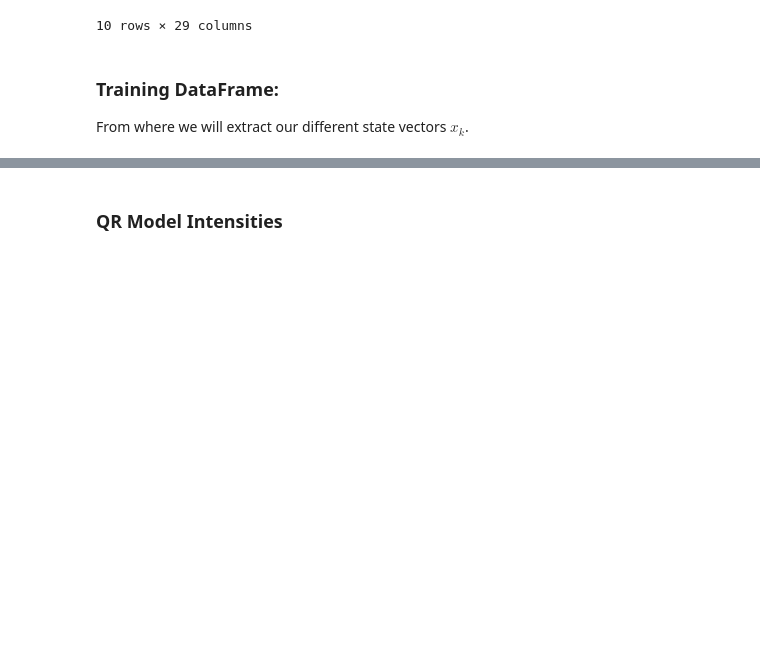
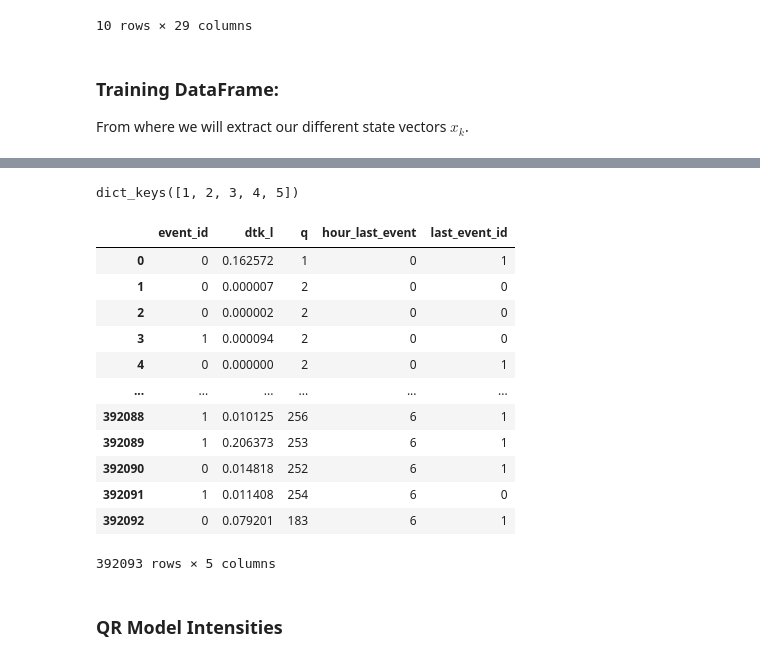
Before and after one commit to archer-paul/DeepQR-Microstructure, a Jupyter notebook: deepNN.ipynb, the cells around one changed output, grey strips where cells are left out. Saved outputs shown, nothing was run; the diff lists cells and outputs as text; code cells hidden in the pictures; blank space fills up the shorter version.

```diff
--- a/deepNN.ipynb
+++ b/deepNN.ipynb
@@ -60,35 +60,3 @@ df_norm.head(10)
 # %% [markdown]
 ### Training DataFrame: ###
 From where we will extract our different state vectors $x_k$.
-# %%
-df_train = df_norm.copy()
-
-groups = df_train.groupby("lvl") # df_lvl_1 = groups.get_group(1)
-level_dfs = {lvl: group for lvl, group in groups}
-
-lvl = 1
-df = level_dfs[lvl].copy()
-
-# 1) Event ID
-event_map = {"L": 0, "C": 1, "M": 2}
-df["event_id"] = df["type"].map(event_map)
-
-# 2) Hour of last event
-df["hour_last_event"] = df["time"].shift(1) // 3600
-
-# 3) Last event ID
-df["last_event_id"] = df["event_id"].shift(1)
-
-# 4) Queue before event
-df["q_before_event"] = df[f"Q_{lvl}"].shift(1)
-
-# Formatting the data for embedding
-df = df.dropna().reset_index(drop=True)
-# Hour as unique numbers from 0 to 7
-df["hour_last_event"] = df["hour_last_event"].astype("int64")
-hour_map = {h: i for i, h in enumerate(sorted(df["hour_last_event"].unique()))}
-df["hour_last_event"] = df["hour_last_event"].map(hour_map)
-df["last_event_id"] = df["last_event_id"].astype("int64")
-df["q_before_event"] = df["q_before_event"].astype("int64")
-
-df[["event_id", "dtk", "q_before_event", "hour_last_event", "last_event_id"]]
@@ -157,3 +114,24 @@ df_train[df_train["lvl"]==1]
+# %%
+dfs_by_abs_level = build_training_dfs_by_abs_level(df_train)
+print(dfs_by_abs_level.keys())
+# %% [output]
+dict_keys([1, 2, 3, 4, 5])
+# %%
+dfs_by_abs_level[1]
+# %% [output]
+|  | event_id | dtk_l | q | hour_last_event | last_event_id |
+| 0 | 0 | 0.162572 | 1 | 0 | 1 |
+| 1 | 0 | 0.000007 | 2 | 0 | 0 |
+| 2 | 0 | 0.000002 | 2 | 0 | 0 |
+| 3 | 1 | 0.000094 | 2 | 0 | 0 |
+| 4 | 0 | 0.000000 | 2 | 0 | 1 |
+| ... | ... | ... | ... | ... | ... |
+| 392088 | 1 | 0.010125 | 256 | 6 | 1 |
+| 392089 | 1 | 0.206373 | 253 | 6 | 1 |
+| 392090 | 0 | 0.014818 | 252 | 6 | 1 |
+| 392091 | 1 | 0.011408 | 254 | 6 | 0 |
+| 392092 | 0 | 0.079201 | 183 | 6 | 1 |
+392093 rows × 5 columns
 # %% [markdown]
 ### QR Model Intensities ###
 # %%
```
Also changed, not shown: parts of 24 cells of this notebook, 6 other files.
